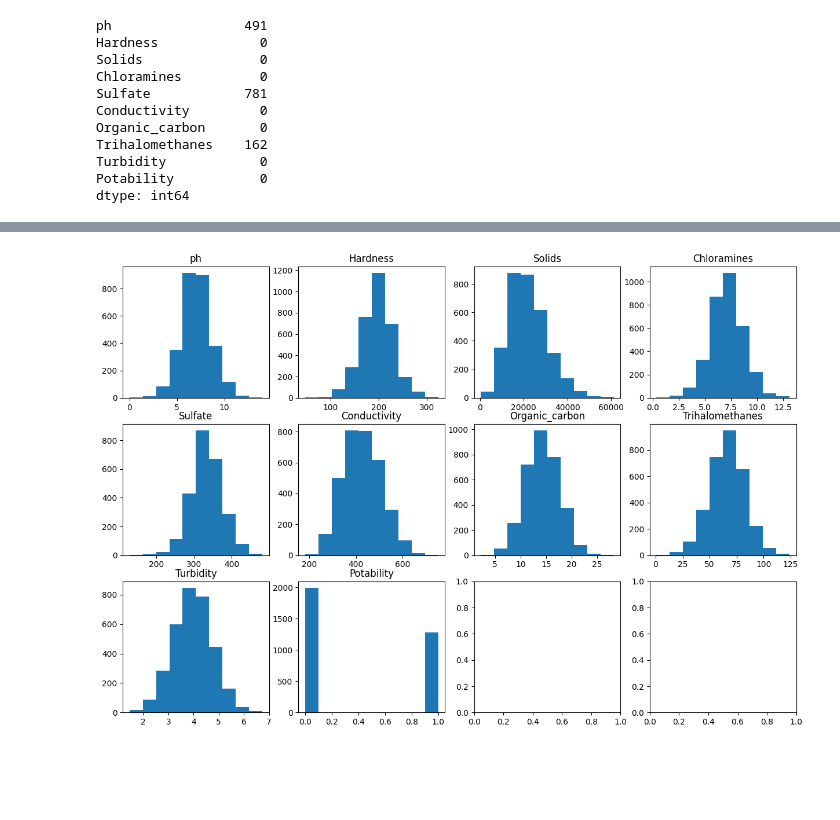
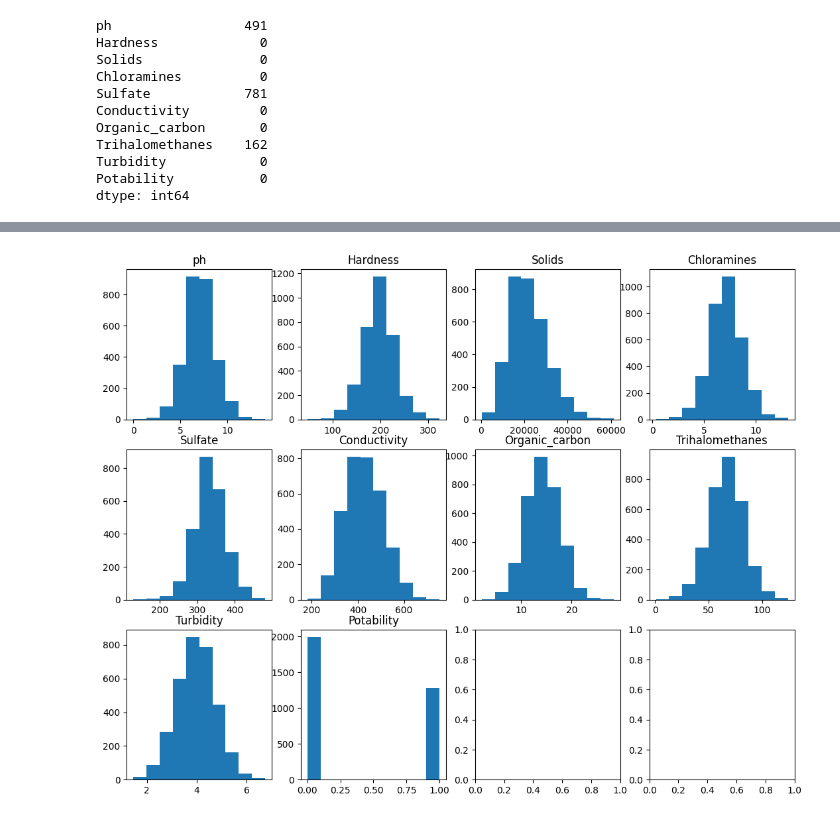
Before and after one commit to vkenji03/mc906, a Jupyter notebook: main.ipynb, the cells around one changed output, grey strips where cells are left out. Cells and saved outputs as stored; diff of their text form; code cells hidden in the pictures; blank space fills up the shorter version.

```diff
--- a/main.ipynb
+++ b/main.ipynb
@@ -68,18 +68,19 @@ df.describe()
 | 75% | 8.062066 | 216.667456 | 27332.762127 | 8.114887 | 359.950170 | 481.792304 | 16.557652 | 77.337473 | ... |
 | max | 14.000000 | 323.124000 | 61227.196008 | 13.127000 | 481.030642 | 753.342620 | 28.300000 | 124.000000 | ... |
 # %%
-fig, ax = plt.subplots(3, 4, figsize=(15, 10))
+# Plota a distribuicao de cada feature
+fig, ax = plt.subplots(3, 4, figsize=(13, 10))
 
 row = 0
 col = 0
 max_col = 3
 
 for feature in df.columns:
     ax[row, col].hist(df[feature], label=feature)
     ax[row, col].set_title(feature)
     if (col < max_col): col += 1
     else:
         row += 1
         col = 0
 # %% [output]
-[figure, old version]
+[figure, new version]
```
Also changed, not shown: parts of 3 cells of this notebook.
